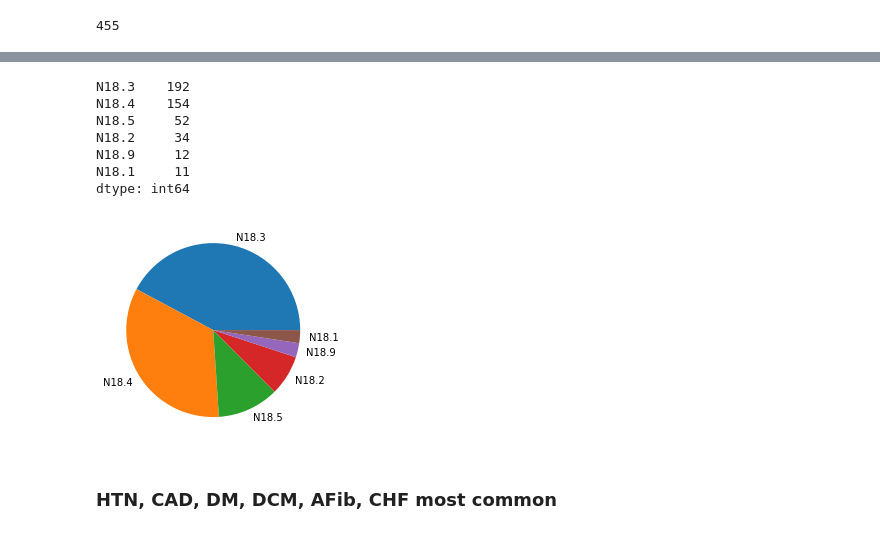
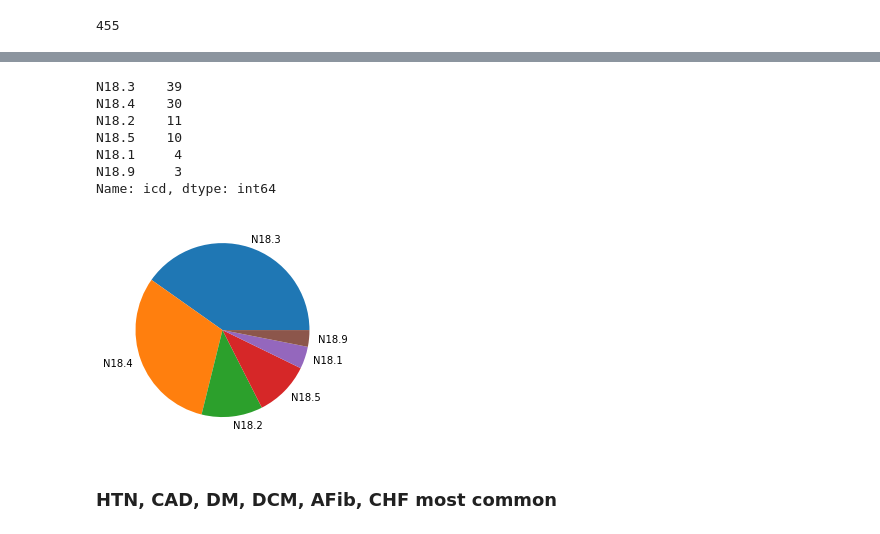
Before and after one commit to bsenst/LoopOfHenle, a Jupyter notebook: DataExploration.ipynb, the cells around one changed output, grey strips where cells are left out. Cells and saved outputs as stored; diff of their text form; code cells hidden in the pictures.

```diff
--- a/DataExploration.ipynb
+++ b/DataExploration.ipynb
@@ -126,2 +168,5 @@ len(ckd)
 # %% [output]
 455
+# %%
+dgs["ckd"] = [1 if "N18" in ckd else 0 for ckd in dgs.icd]
+len(demogr.Patient.unique()) / (len(dgs["Patient"][dgs.ckd==1].unique()) * 100)
@@ -130,17 +193,18 @@ len(ckd)
 # %%
-# ckd = pd.Series(ckd).value_counts()
-print(ckd)
-plt.pie(ckd.values, labels=list(ckd.index))
+ckd_pdframe = dgs[dgs.ckd==1].drop_duplicates()
+ckd_pdseries = ckd_pdframe.icd.value_counts()
+print(ckd_pdseries)
+plt.pie(ckd_pdseries.values, labels=list(ckd_pdseries.index))
 plt.show()
 # %% [output]
-N18.3    192
-N18.4    154
-N18.5     52
-N18.2     34
-N18.9     12
-N18.1     11
-dtype: int64
+N18.3    39
+N18.4    30
+N18.2    11
+N18.5    10
+N18.1     4
+N18.9     3
+Name: icd, dtype: int64
-[figure, old version]
+[figure, new version]
 # %% [markdown]
 ### HTN, CAD, DM, DCM, AFib, CHF most common
 # %%
```
Also changed, not shown: parts of 36 cells of this notebook.
